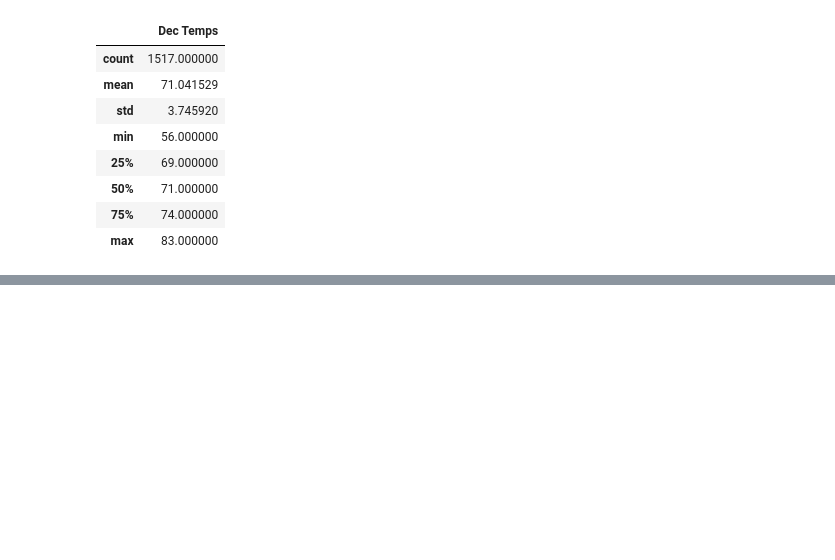
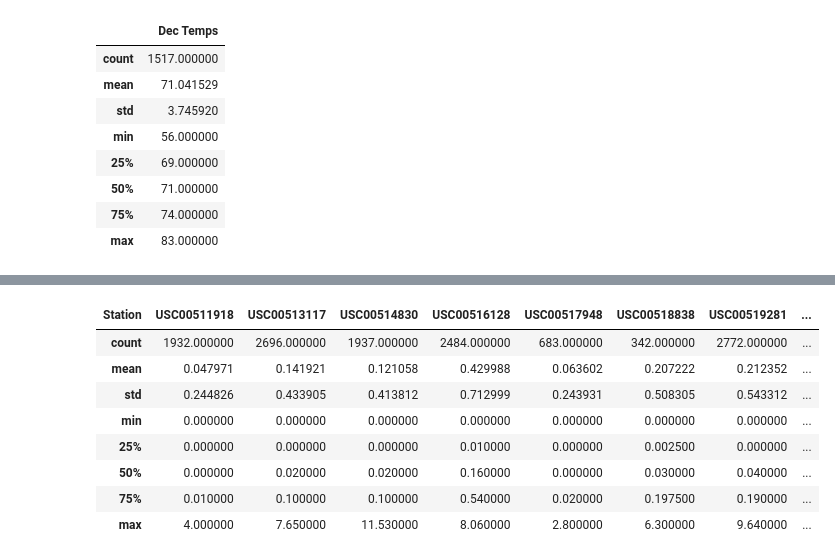
Before and after one commit to calvinwkchu/Challenge-9, a Jupyter notebook: SurfsUp_Challenge.ipynb, the cells around one changed output, grey strips where cells are left out. Cells and saved outputs as stored; diff of their text form; code cells hidden in the pictures; blank space fills up the shorter version.

```diff
--- a/SurfsUp_Challenge.ipynb
+++ b/SurfsUp_Challenge.ipynb
@@ -130,0 +145,4 @@ df_dec.describe()
+# %%
+station = session.query(Measurement.date, Measurement.prcp, Measurement.station)
+station_df = pd.DataFrame(station,columns=['Date','Precipitation','Station'])
+station_df
@@ -130,0 +163,14 @@ df_dec.describe()
+# %%
+station_df = pd.pivot_table(
+    station_df, values='Precipitation', index='Date', columns=['Station'],)
+station_df.describe()
+# %% [output]
+| Station | USC00511918 | USC00513117 | USC00514830 | USC00516128 | USC00517948 | USC00518838 | USC00519281 | ... |
+| count | 1932.000000 | 2696.000000 | 1937.000000 | 2484.000000 | 683.000000 | 342.000000 | 2772.000000 | ... |
+| mean | 0.047971 | 0.141921 | 0.121058 | 0.429988 | 0.063602 | 0.207222 | 0.212352 | ... |
+| std | 0.244826 | 0.433905 | 0.413812 | 0.712999 | 0.243931 | 0.508305 | 0.543312 | ... |
+| min | 0.000000 | 0.000000 | 0.000000 | 0.000000 | 0.000000 | 0.000000 | 0.000000 | ... |
+| 25% | 0.000000 | 0.000000 | 0.000000 | 0.010000 | 0.000000 | 0.002500 | 0.000000 | ... |
+| 50% | 0.000000 | 0.020000 | 0.020000 | 0.160000 | 0.000000 | 0.030000 | 0.040000 | ... |
+| 75% | 0.010000 | 0.100000 | 0.100000 | 0.540000 | 0.020000 | 0.197500 | 0.190000 | ... |
+| max | 4.000000 | 7.650000 | 11.530000 | 8.060000 | 2.800000 | 6.300000 | 9.640000 | ... |
```
Also changed, not shown: parts of 2 cells of this notebook, 5 other files.
